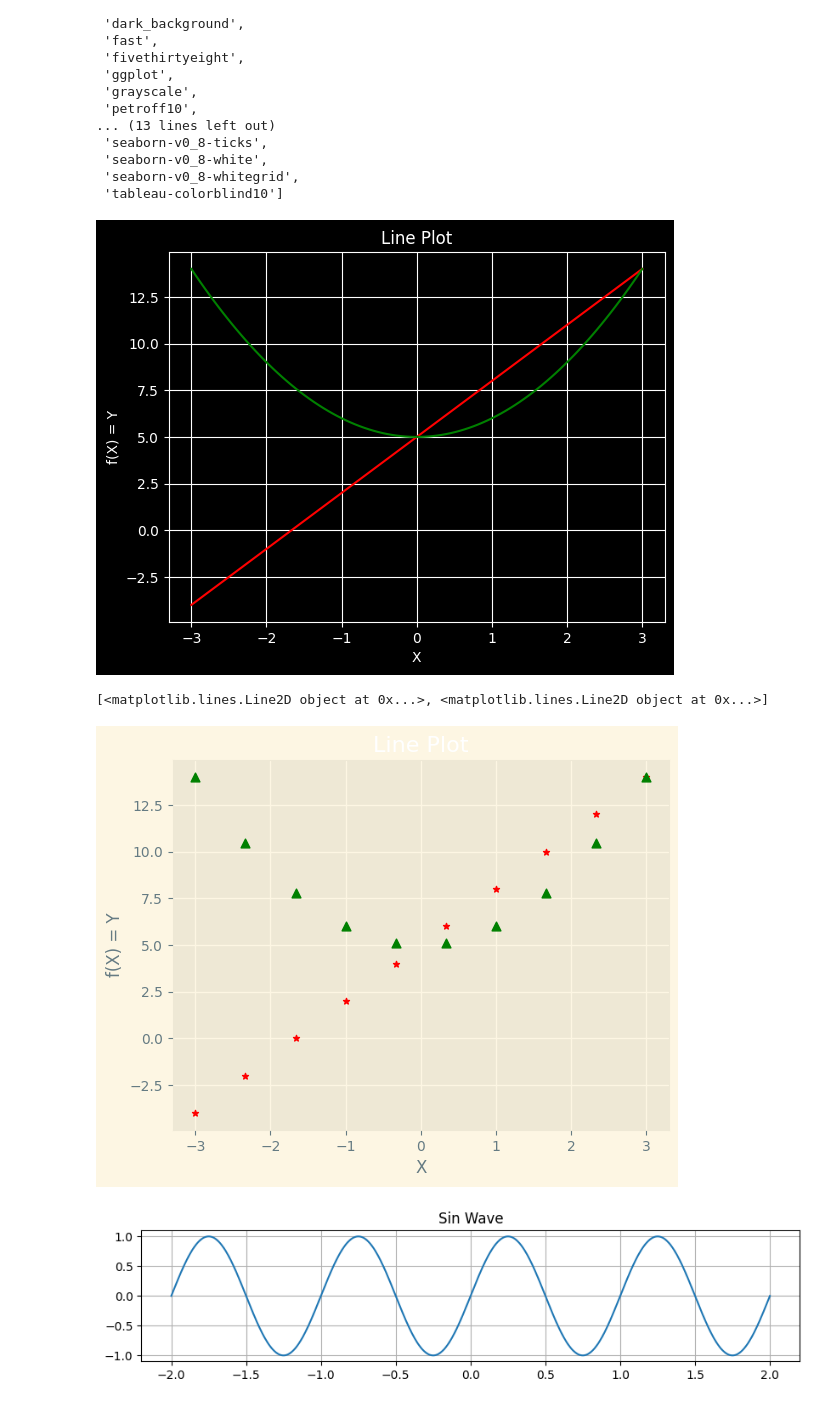
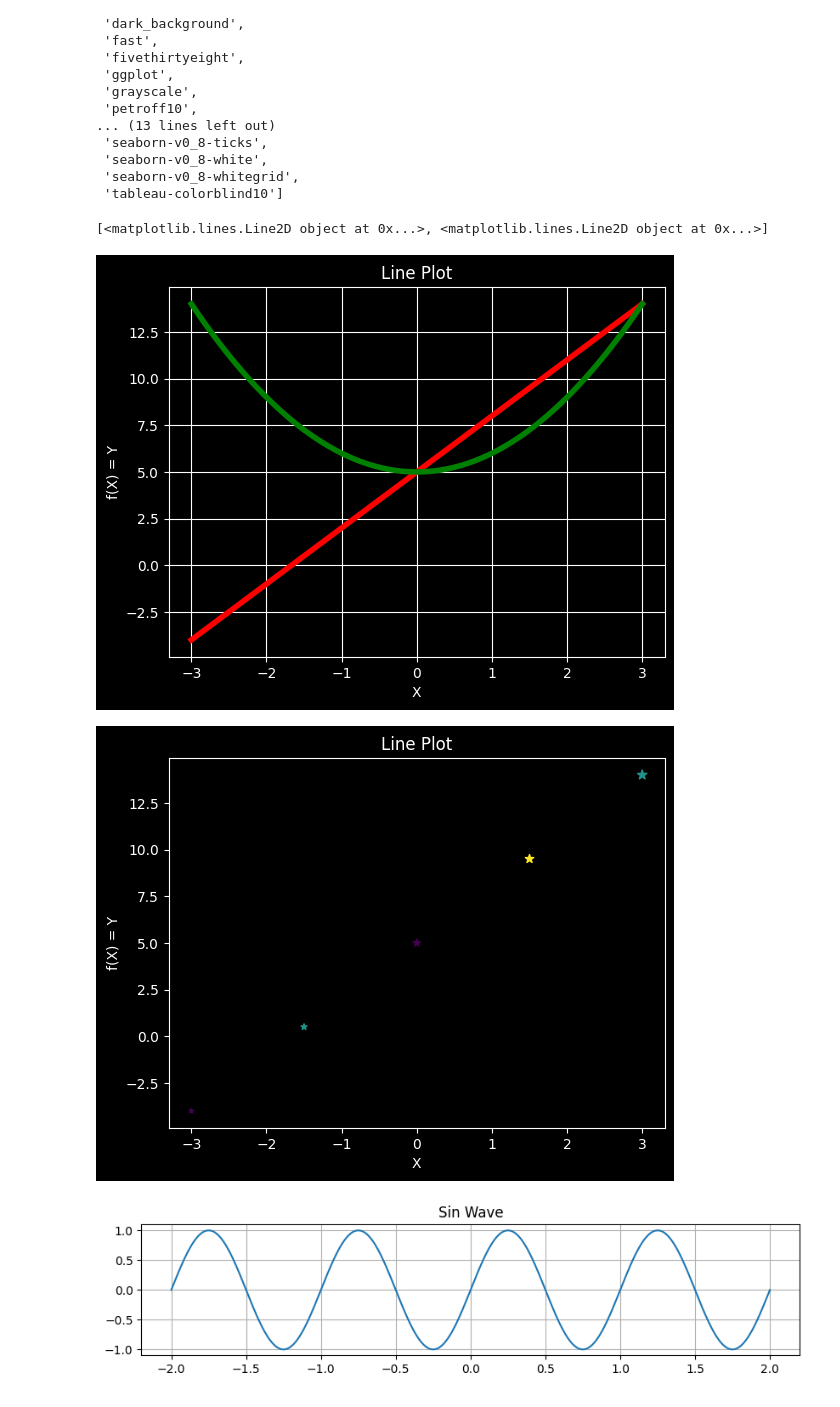
Before and after one commit to ShubhamSinghal12/DS_PP_APR_2025, a Jupyter notebook: Data Visualization/MatplotlibDemo.ipynb, the cells around one changed output. Cells and saved outputs as stored; diff of their text form; code cells hidden in the pictures.

```diff
--- a/Data Visualization/MatplotlibDemo.ipynb
+++ b/Data Visualization/MatplotlibDemo.ipynb
@@ -151,16 +151,17 @@ plt.style.available
  'seaborn-v0_8-whitegrid',
  'tableau-colorblind10']
 # %%
-plt.style.use('Solarize_Light2')
+plt.style.use('dark_background')
 # %%
 X = np.linspace(-3,3,100)
 y1 = 3*X+5
 y2 = X**2+5
 
 lines = plt.plot(X,y1,X,y2)
+print(lines)
 
-plt.setp(lines[0],color = 'r')
-plt.setp(lines[1],color = 'g')
+plt.setp(lines[0],color = 'r',linewidth = 4)
+plt.setp(lines[1],color = 'g',linewidth = 4)
 
 plt.xlabel('X')
 plt.ylabel('f(X) = Y')
@@ -169,25 +170,24 @@ plt.title("Line Plot")
 # plt.ylim((2.5,12))
 plt.grid()
 plt.show()
-print(lines)
 # %% [output]
+[<matplotlib.lines.Line2D object at 0x...>, <matplotlib.lines.Line2D object at 0x...>]
-[figure, old version]
+[figure, new version]
-[<matplotlib.lines.Line2D object at 0x...>, <matplotlib.lines.Line2D object at 0x...>]
 # %%
-X = np.linspace(-3,3,10)
+X = np.linspace(-3,3,5)
 y1 = 3*X+5
 y2 = X**2+5
 
-plt.scatter(X,y1,marker='*',s=20,color='r')
-plt.scatter(X,y2,marker='^',s = 40,color='g')
+plt.scatter(X,y1,marker='*',s=[10,20,30,40,50],c=[0,1,0,2,1])#c=['r','b','g','y','#FFFFFF']
+# plt.scatter(X,y2,marker='^',s = 40,color='g')
 
 plt.xlabel('X')
 plt.ylabel('f(X) = Y')
 plt.title("Line Plot")
 # plt.grid()
 plt.show()
 # %% [output]
-[figure, old version]
+[figure, new version]
 # %%
 X = np.linspace(-2,2,1000)
 y = np.sin(2*np.pi*X)
```
Also changed, not shown: parts of 2 cells of this notebook, 1 other file.
